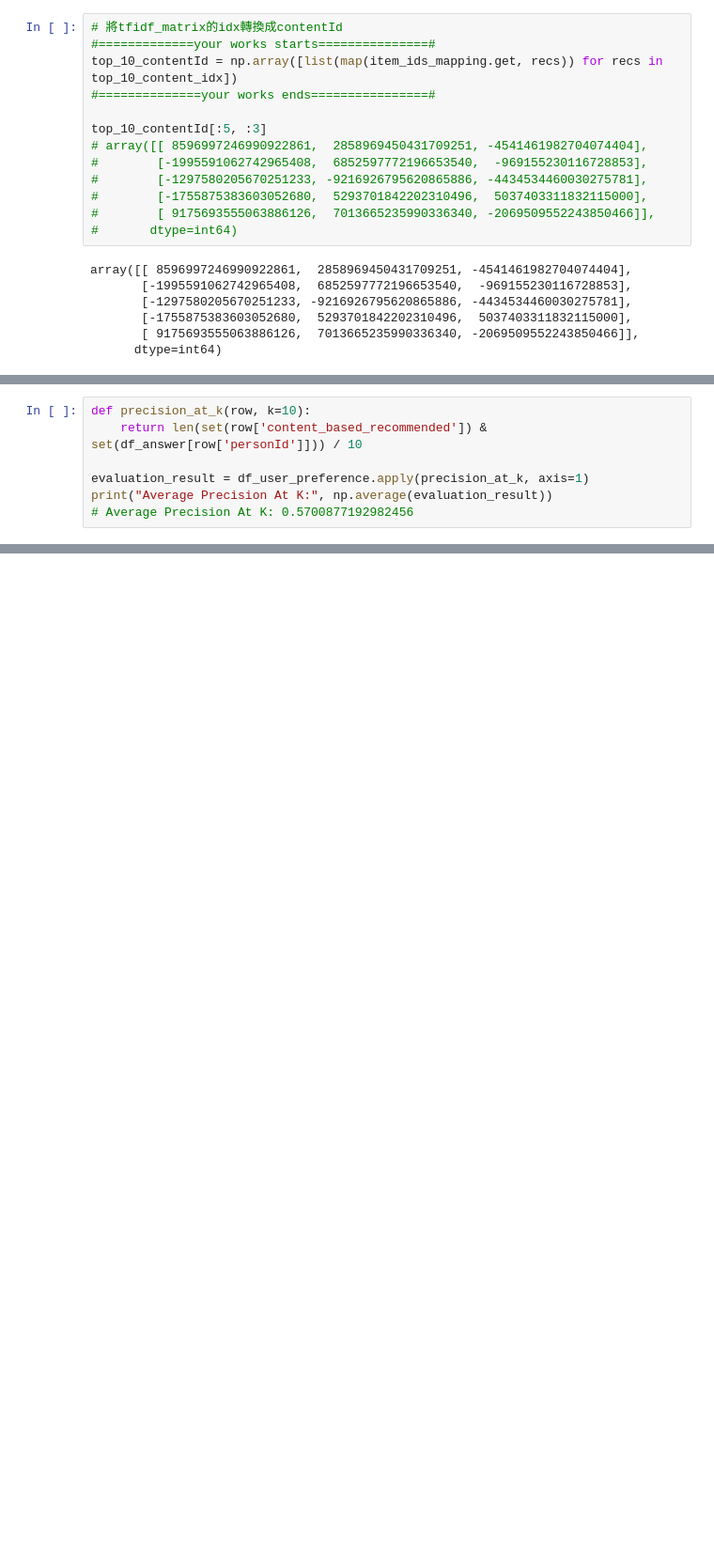
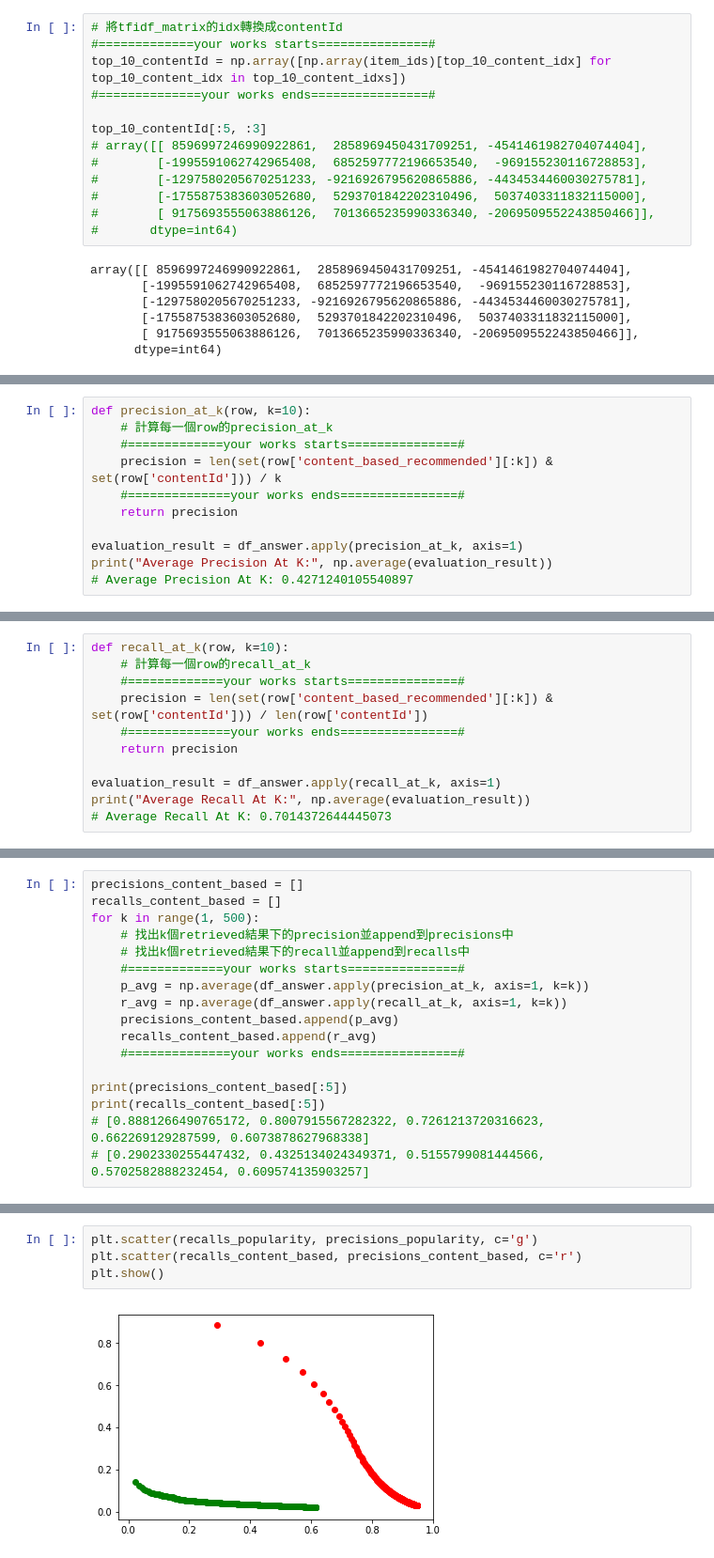
Before and after one commit to GoatWang/IIIMaterial, a Jupyter notebook: 09_RecommendationSystem/main09.ipynb, the cells around one changed output, grey strips where cells are left out. Shown: that part at 94% size. Cells and saved outputs as stored; diff of their text form; blank space fills up the shorter version.

```diff
--- a/09_RecommendationSystem/main09.ipynb
+++ b/09_RecommendationSystem/main09.ipynb
@@ -381,7 +402,7 @@ array([[ 650, 1032, 1643, ...,  237, 1034, 3018],
 # %%
 # 將tfidf_matrix的idx轉換成contentId
 #=============your works starts===============#
-top_10_contentId = np.array([list(map(item_ids_mapping.get, recs)) for recs in top_10_content_idx])
+top_10_contentId = np.array([np.array(item_ids)[top_10_content_idx] for top_10_content_idx in top_10_content_idxs])
 #==============your works ends================#
 
 top_10_contentId[:5, :3]
@@ -403,8 +427,12 @@ df_user_preference['content_based_recommended'] = list(top_10_contentId)
 # %%
 def precision_at_k(row, k=10):
-    return len(set(row['content_based_recommended']) & set(df_answer[row['personId']])) / 10
+    # 計算每一個row的precision_at_k
+    #=============your works starts===============#
+    precision = len(set(row['content_based_recommended'][:k]) & set(row['contentId'])) / k
+    #==============your works ends================#
+    return precision
 
-evaluation_result = df_user_preference.apply(precision_at_k, axis=1)
+evaluation_result = df_answer.apply(precision_at_k, axis=1)
 print("Average Precision At K:", np.average(evaluation_result))
-# Average Precision At K: 0.5700877192982456
+# Average Precision At K: 0.4271240105540897
 # %% [output]
@@ -411,0 +440,11 @@ Average Precision At K: 0.5700877192982456
+# %%
+def recall_at_k(row, k=10):
+    # 計算每一個row的recall_at_k
+    #=============your works starts===============#
+    precision = len(set(row['content_based_recommended'][:k]) & set(row['contentId'])) / len(row['contentId'])
+    #==============your works ends================#
+    return precision
+
+evaluation_result = df_answer.apply(recall_at_k, axis=1)
+print("Average Recall At K:", np.average(evaluation_result))
+# Average Recall At K: 0.7014372644445073
@@ -411,0 +453,17 @@ Average Precision At K: 0.5700877192982456
+# %%
+precisions_content_based = []
+recalls_content_based = []
+for k in range(1, 500):
+    # 找出k個retrieved結果下的precision並append到precisions中
+    # 找出k個retrieved結果下的recall並append到recalls中
+    #=============your works starts===============#
+    p_avg = np.average(df_answer.apply(precision_at_k, axis=1, k=k))
+    r_avg = np.average(df_answer.apply(recall_at_k, axis=1, k=k))
+    precisions_content_based.append(p_avg)
+    recalls_content_based.append(r_avg)
+    #==============your works ends================#
+
+print(precisions_content_based[:5])
+print(recalls_content_based[:5])
+# [0.8881266490765172, 0.8007915567282322, 0.7261213720316623, 0.662269129287599, 0.6073878627968338]
+# [0.2902330255447432, 0.4325134024349371, 0.5155799081444566, 0.5702582888232454, 0.609574135903257]
@@ -411,0 +473,6 @@ Average Precision At K: 0.5700877192982456
+# %%
+plt.scatter(recalls_popularity, precisions_popularity, c='g')
+plt.scatter(recalls_content_based, precisions_content_based, c='r')
+plt.show()
+# %% [output]
+[figure, added]
```
Also changed, not shown: parts of 19 cells of this notebook.
